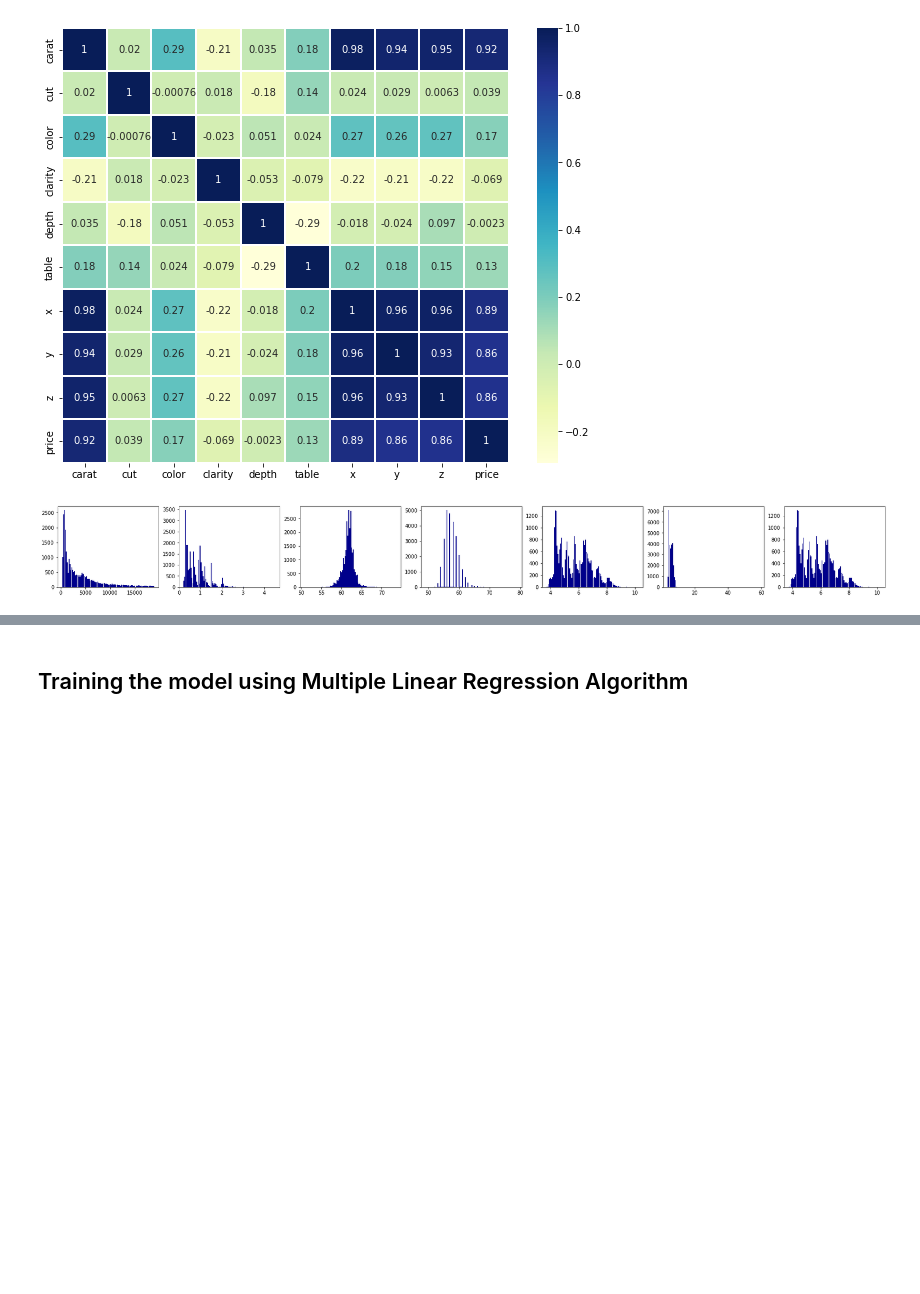
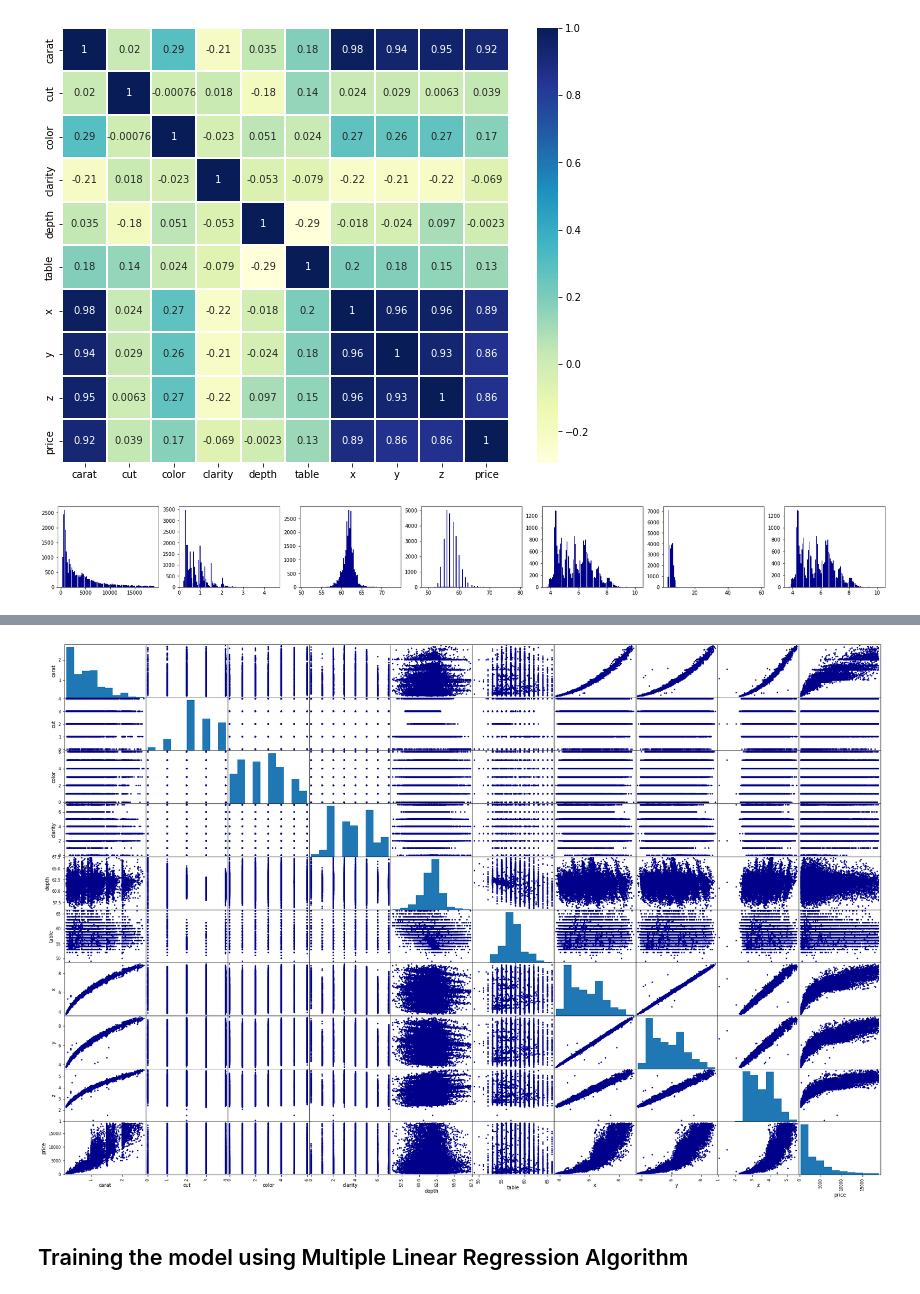
Before and after one commit to MininduKothalawala/ML_Assignment2_IT19184036_IT19188850_IT19185408_IT19195230, a Jupyter notebook: gemstone_price_detection_using_multiple_linear_regression.ipynb, the cells around one changed output, grey strips where cells are left out. Cells and saved outputs as stored; diff of their text form; code cells hidden in the pictures; blank space fills up the shorter version.

```diff
--- a/gemstone_price_detection_using_multiple_linear_regression.ipynb
+++ b/gemstone_price_detection_using_multiple_linear_regression.ipynb
@@ -396,0 +457,7 @@ gem_data_new = gem_data_new[(gem_data_new['z'] < upper_limit) & (gem_data_new['z
+# %%
+#plotting the scatter matrix to determine how the data is being scattered
+
+pd.plotting.scatter_matrix( gem_data_new, color = "darkblue",alpha = 1 , figsize = (30,20) )
+plt.show()
+# %% [output]
+[figure, added]
```
Also changed, not shown: parts of 7 cells of this notebook.
